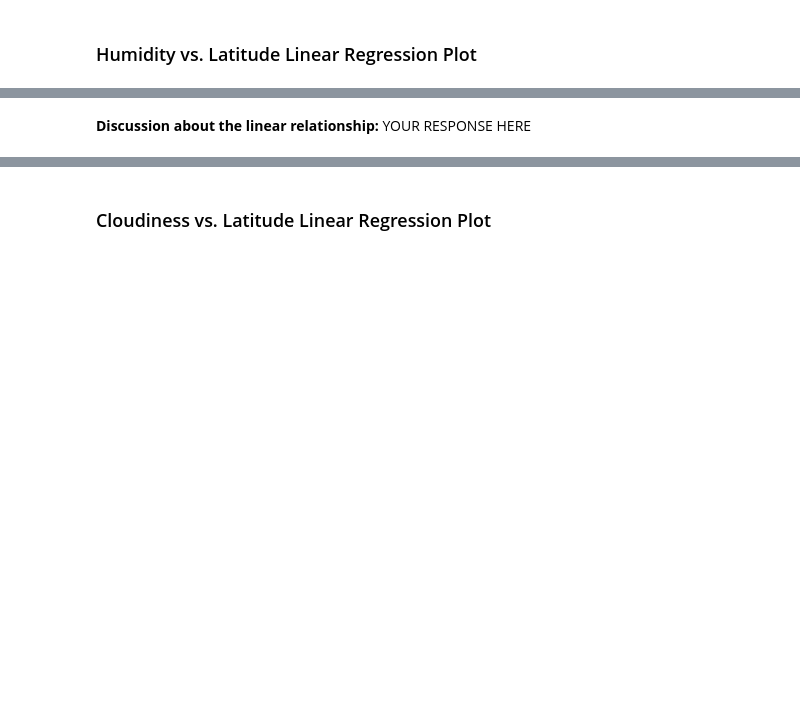
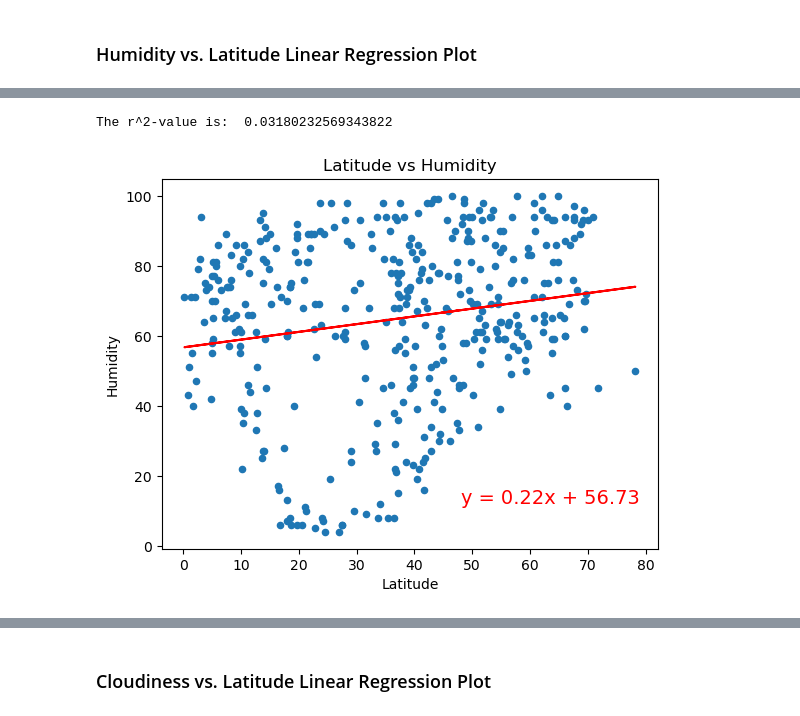
Before and after one commit to enumerbs/Module06-Challenge-Python-APIs, a Jupyter notebook: WeatherPy/WeatherPy.ipynb, the cells around one changed output, grey strips where cells are left out. Cells and saved outputs as stored; diff of their text form; code cells hidden in the pictures; blank space fills up the shorter version.

```diff
--- a/WeatherPy/WeatherPy.ipynb
+++ b/WeatherPy/WeatherPy.ipynb
@@ -344,2 +355,6 @@ The r^2-value is: 0.0008746520732592251
-# %% [markdown]
-**Discussion about the linear relationship:** YOUR RESPONSE HERE
+# %%
+# Northern Hemisphere
+create_scatterplot_with_linear_regression_overlay(northern_hemi_df, "Humidity", (48,12))
+# %% [output]
+The r^2-value is:  0.03180232569343822
+[figure, added]
```
Also changed, not shown: parts of 34 cells of this notebook.
